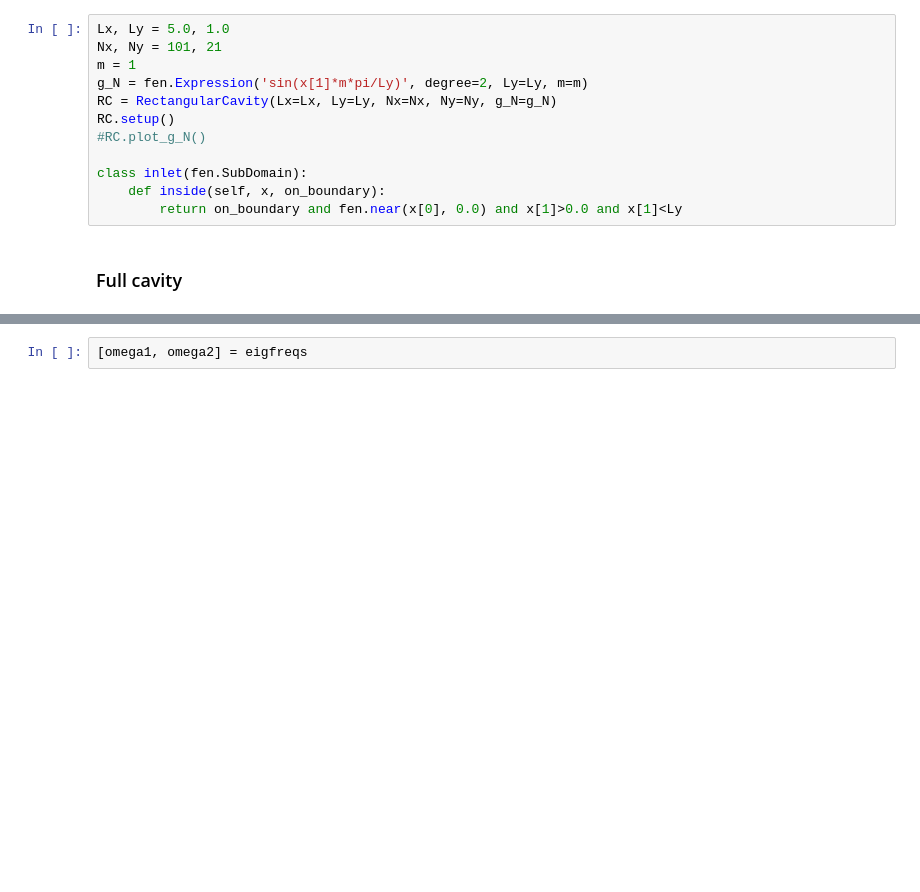
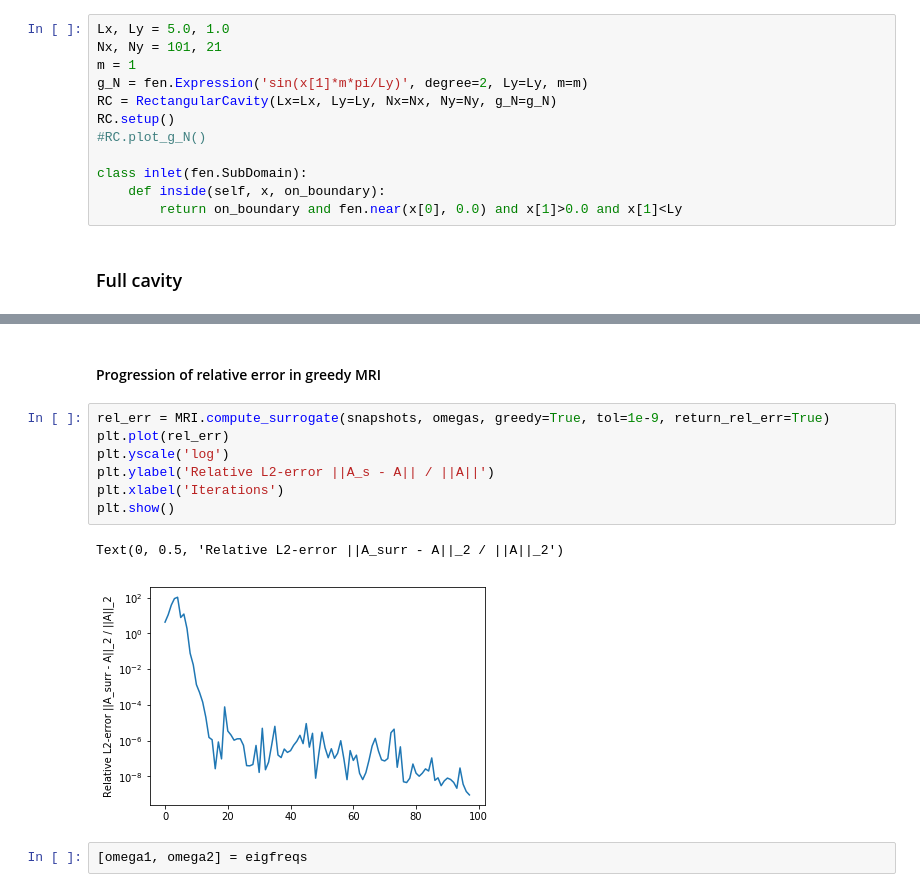
Before and after one commit to FMatti/Maxwell-MRI, a Jupyter notebook: examples/resonant_cavity/resonant_cavity.ipynb, the cells around one changed output, grey strips where cells are left out. Cells and saved outputs as stored; diff of their text form; blank space fills up the shorter version.

Commit message:
look at relative error

```diff
--- a/examples/resonant_cavity/resonant_cavity.ipynb
+++ b/examples/resonant_cavity/resonant_cavity.ipynb
@@ -92,3 +88,15 @@ plt.show()
+# %% [markdown]
+#### Progression of relative error in greedy MRI
+# %%
+rel_err = MRI.compute_surrogate(snapshots, omegas, greedy=True, tol=1e-9, return_rel_err=True)
+plt.plot(rel_err)
+plt.yscale('log')
+plt.ylabel('Relative L2-error ||A_s - A|| / ||A||')
+plt.xlabel('Iterations')
+plt.show()
+# %% [output]
+Text(0, 0.5, 'Relative L2-error ||A_surr - A||_2 / ||A||_2')
+[figure, added]
 # %%
 [omega1, omega2] = eigfreqs
 # %%
```
Also changed, not shown: parts of 11 cells of this notebook, 1 other file.
